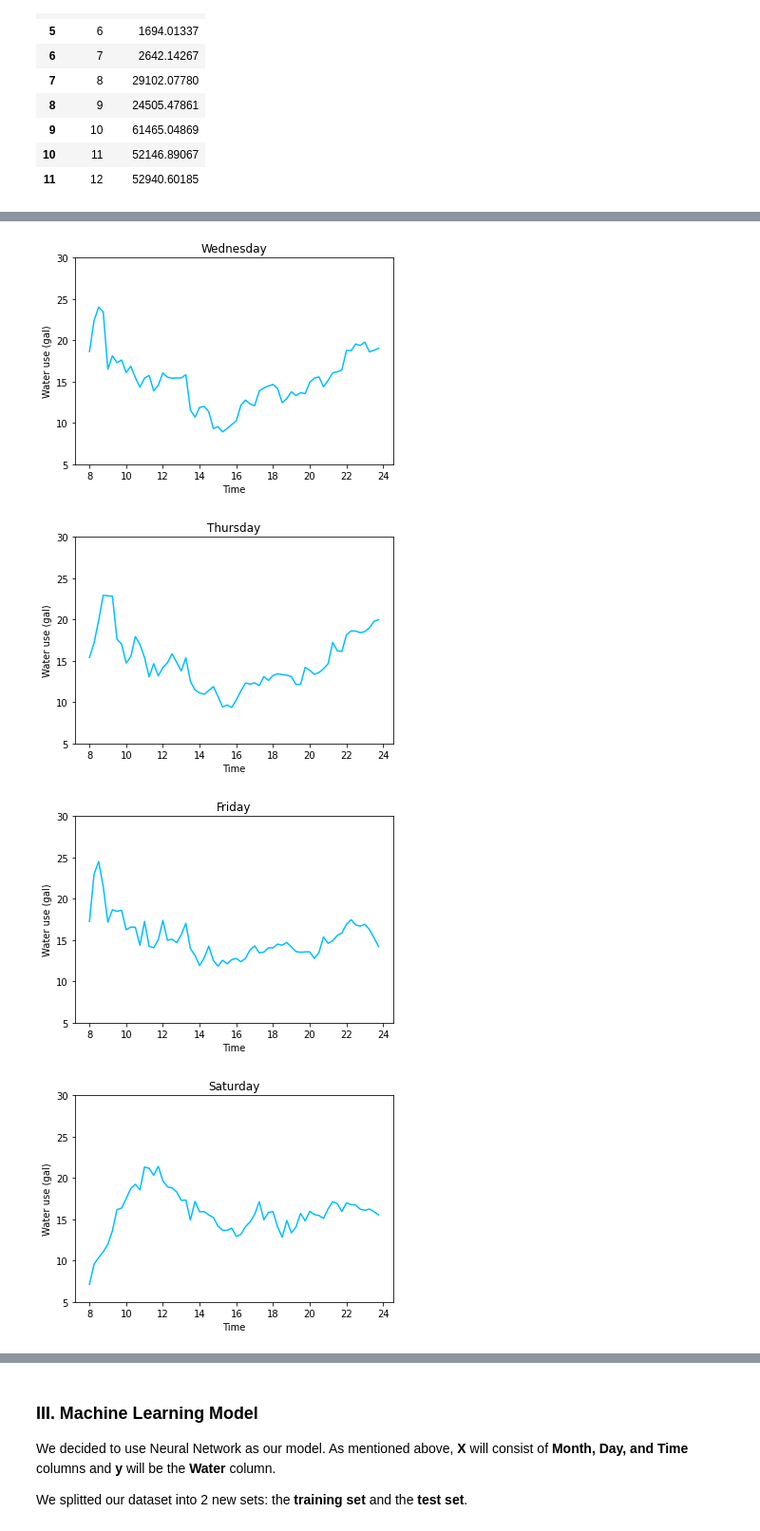
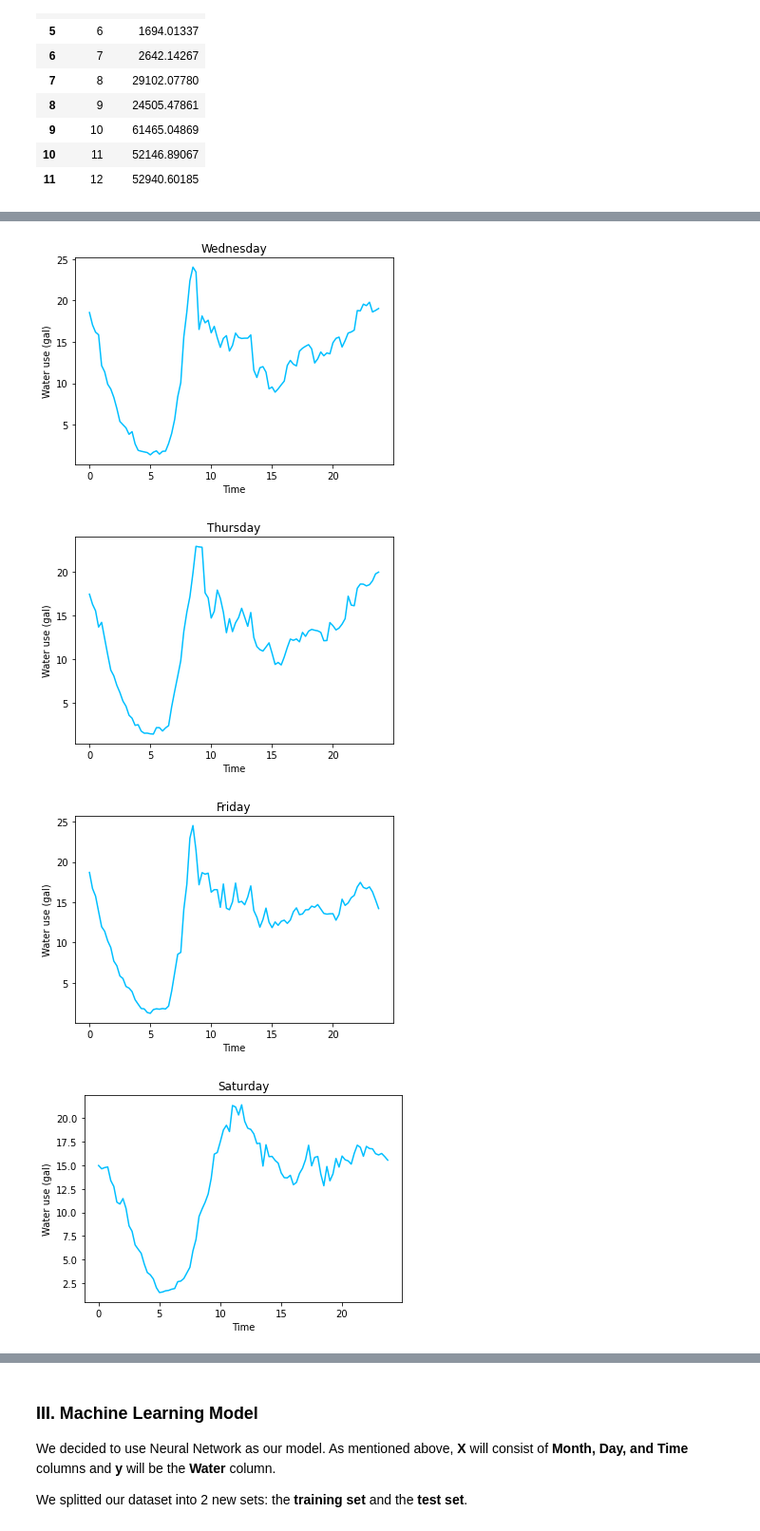
Before and after one commit to tnguyen2907/noah-water-use_ds, a Jupyter notebook: shower.ipynb, the cells around one changed output, grey strips where cells are left out. Shown: that part at 95% size. Cells and saved outputs as stored; diff of their text form; code cells hidden in the pictures.

```diff
--- a/shower.ipynb
+++ b/shower.ipynb
@@ -310,50 +259,46 @@ plt.show()
 wed = agg_df.loc['Wednesday']
 
 plt.figure()
-plt.plot(np.arange(8, 24, 0.25), wed['Water'], color='deepskyblue')
-plt.ylim(5, 30)
+plt.plot(np.arange(0, 24, 0.25), wed['Water'], color='deepskyblue')
 plt.title("Wednesday")
 plt.xlabel('Time')
 plt.ylabel('Water use (gal)')
 plt.show()
 # %% [output]
-[figure, old version]
+[figure, new version]
 # %%
 thu = agg_df.loc['Thursday']
 
 plt.figure()
-plt.plot(np.arange(8, 24, 0.25), thu['Water'], color='deepskyblue')
-plt.ylim(5, 30)
+plt.plot(np.arange(0, 24, 0.25), thu['Water'], color='deepskyblue')
 plt.title("Thursday")
 plt.xlabel('Time')
 plt.ylabel('Water use (gal)')
 plt.show()
 # %% [output]
-[figure, old version]
+[figure, new version]
 # %%
 fri = agg_df.loc['Friday']
 
 plt.figure()
-plt.plot(np.arange(8, 24, 0.25), fri['Water'], color='deepskyblue')
-plt.ylim(5, 30)
+plt.plot(np.arange(0, 24, 0.25), fri['Water'], color='deepskyblue')
 plt.title("Friday")
 plt.xlabel('Time')
 plt.ylabel('Water use (gal)')
 plt.show()
 # %% [output]
-[figure, old version]
+[figure, new version]
 # %%
 sat = agg_df.loc['Saturday']
 
 plt.figure()
-plt.plot(np.arange(8, 24, 0.25), sat['Water'], color='deepskyblue')
-plt.ylim(5, 30)
+plt.plot(np.arange(0, 24, 0.25), sat['Water'], color='deepskyblue')
 plt.title("Saturday")
 plt.xlabel('Time')
 plt.ylabel('Water use (gal)')
 plt.show()
 # %% [output]
-[figure, old version]
+[figure, new version]
 # %%
 sun = agg_df.loc['Sunday']
 
```
Also changed, not shown: parts of 12 cells of this notebook.
